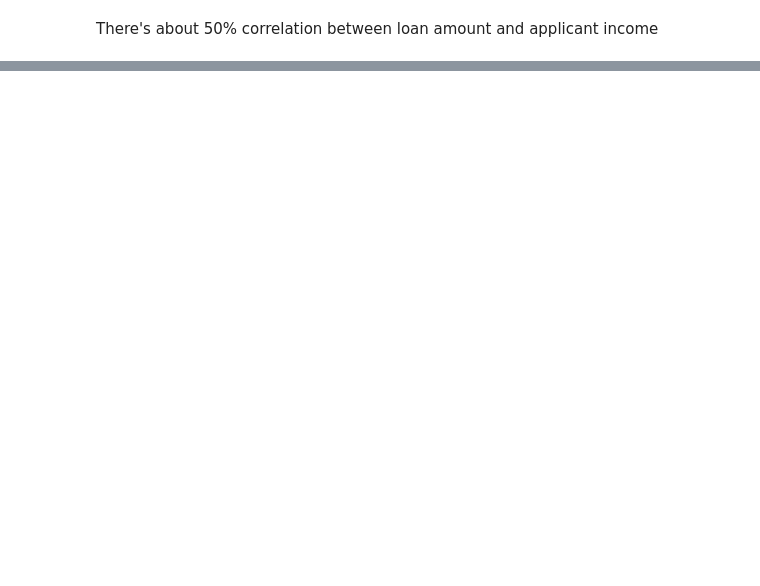
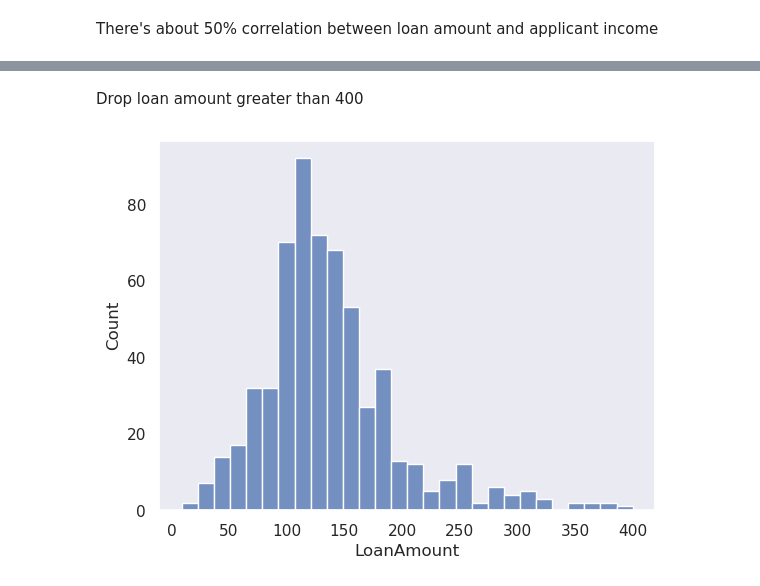
Before and after one commit to nedu10/Regression-and-Classification, a Jupyter notebook: Classification/Loan Prediction/main.ipynb, the cells around one changed output, grey strips where cells are left out. Cells and saved outputs as stored; diff of their text form; code cells hidden in the pictures; blank space fills up the shorter version.

```diff
--- a/Classification/Loan Prediction/main.ipynb
+++ b/Classification/Loan Prediction/main.ipynb
@@ -199,0 +345,8 @@ There's about 50% correlation between loan amount and applicant income
+# %% [markdown]
+Drop loan amount greater than 400
+# %%
+train_data.drop(train_data[train_data.LoanAmount > 400].index, inplace=True)
+sns.histplot(train_data["LoanAmount"])
+plt.show()
+# %% [output]
+[figure, added]
```
Also changed, not shown: parts of 39 cells of this notebook.
